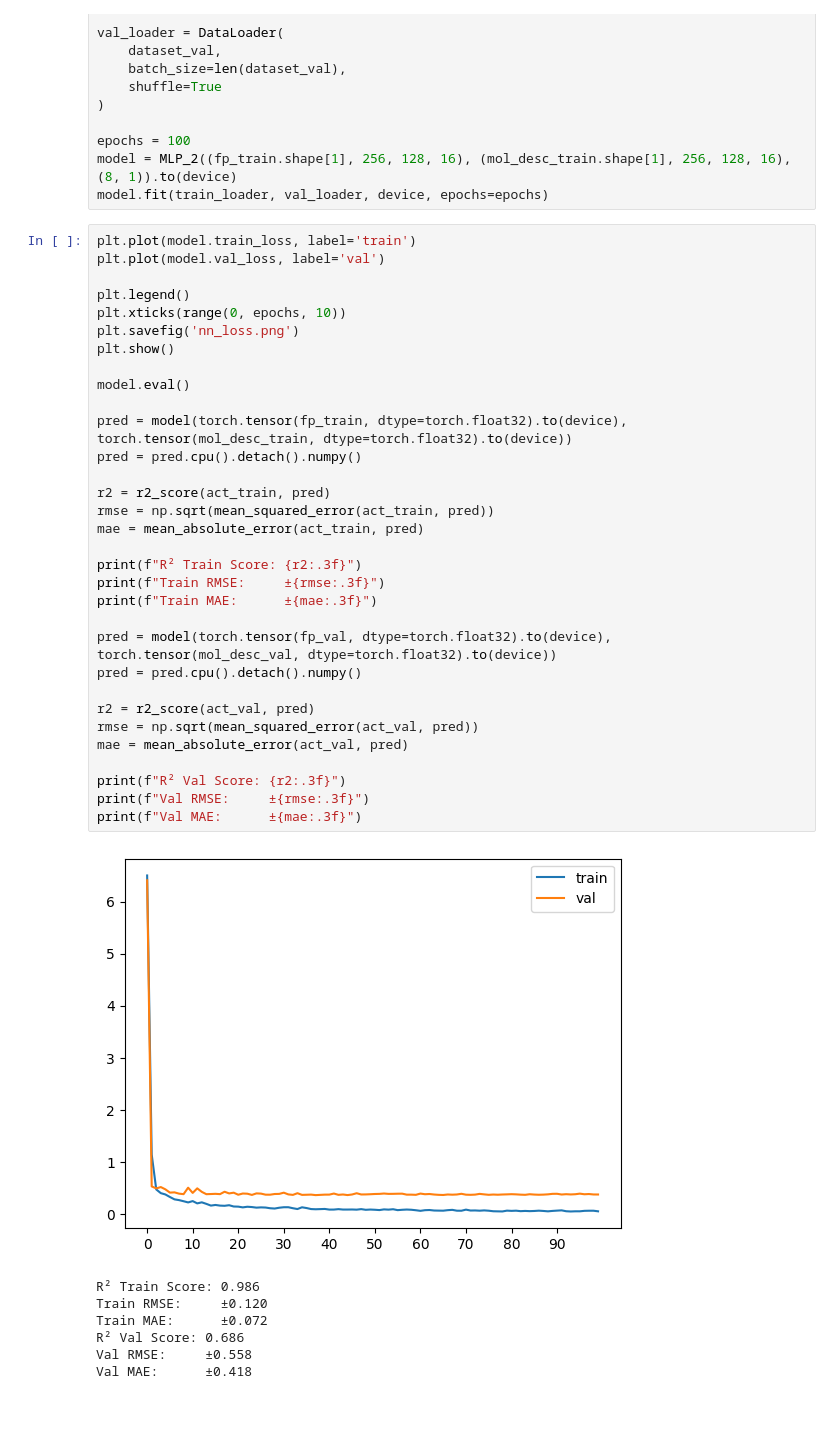
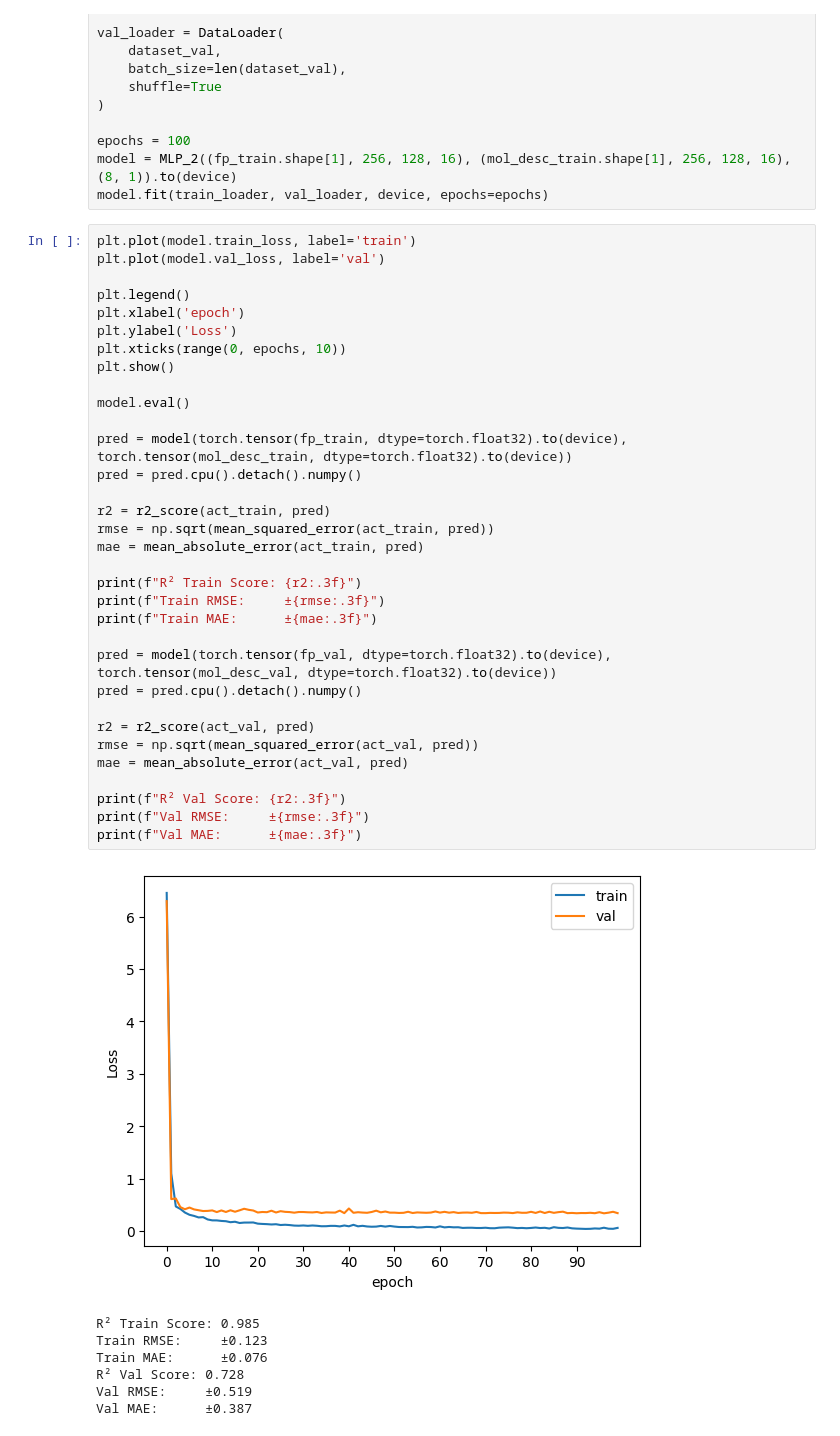
Before and after one commit to lizasidler/qsar-benchmark, a Jupyter notebook: notebooks/MLP_regression.ipynb, the cells around one changed output. Saved outputs shown, nothing was run; the diff lists cells and outputs as text; blank space fills up the shorter version.

```diff
--- a/notebooks/MLP_regression.ipynb
+++ b/notebooks/MLP_regression.ipynb
@@ -196,38 +213,39 @@ plt.plot(model.train_loss, label='train')
 plt.plot(model.val_loss, label='val')
 
 plt.legend()
+plt.xlabel('epoch')
+plt.ylabel('Loss')
 plt.xticks(range(0, epochs, 10))
-plt.savefig('nn_loss.png')
 plt.show()
 
 model.eval()
 
 pred = model(torch.tensor(fp_train, dtype=torch.float32).to(device), torch.tensor(mol_desc_train, dtype=torch.float32).to(device))
 pred = pred.cpu().detach().numpy()
 
 r2 = r2_score(act_train, pred)
 rmse = np.sqrt(mean_squared_error(act_train, pred))
 mae = mean_absolute_error(act_train, pred)
 
 print(f"R² Train Score: {r2:.3f}")
 print(f"Train RMSE:     ±{rmse:.3f}")
 print(f"Train MAE:      ±{mae:.3f}")
 
 pred = model(torch.tensor(fp_val, dtype=torch.float32).to(device), torch.tensor(mol_desc_val, dtype=torch.float32).to(device))
 pred = pred.cpu().detach().numpy()
 
 r2 = r2_score(act_val, pred)
 rmse = np.sqrt(mean_squared_error(act_val, pred))
 mae = mean_absolute_error(act_val, pred)
 
 print(f"R² Val Score: {r2:.3f}")
 print(f"Val RMSE:     ±{rmse:.3f}")
 print(f"Val MAE:      ±{mae:.3f}")
 # %% [output]
-[figure, old version]
+[figure, new version]
-R² Train Score: 0.986
-Train RMSE:     ±0.120
-Train MAE:      ±0.072
-R² Val Score: 0.686
-Val RMSE:     ±0.558
-Val MAE:      ±0.418
+R² Train Score: 0.985
+Train RMSE:     ±0.123
+Train MAE:      ±0.076
+R² Val Score: 0.728
+Val RMSE:     ±0.519
+Val MAE:      ±0.387
```
Also changed, not shown: parts of 11 cells of this notebook, 16 other files.
